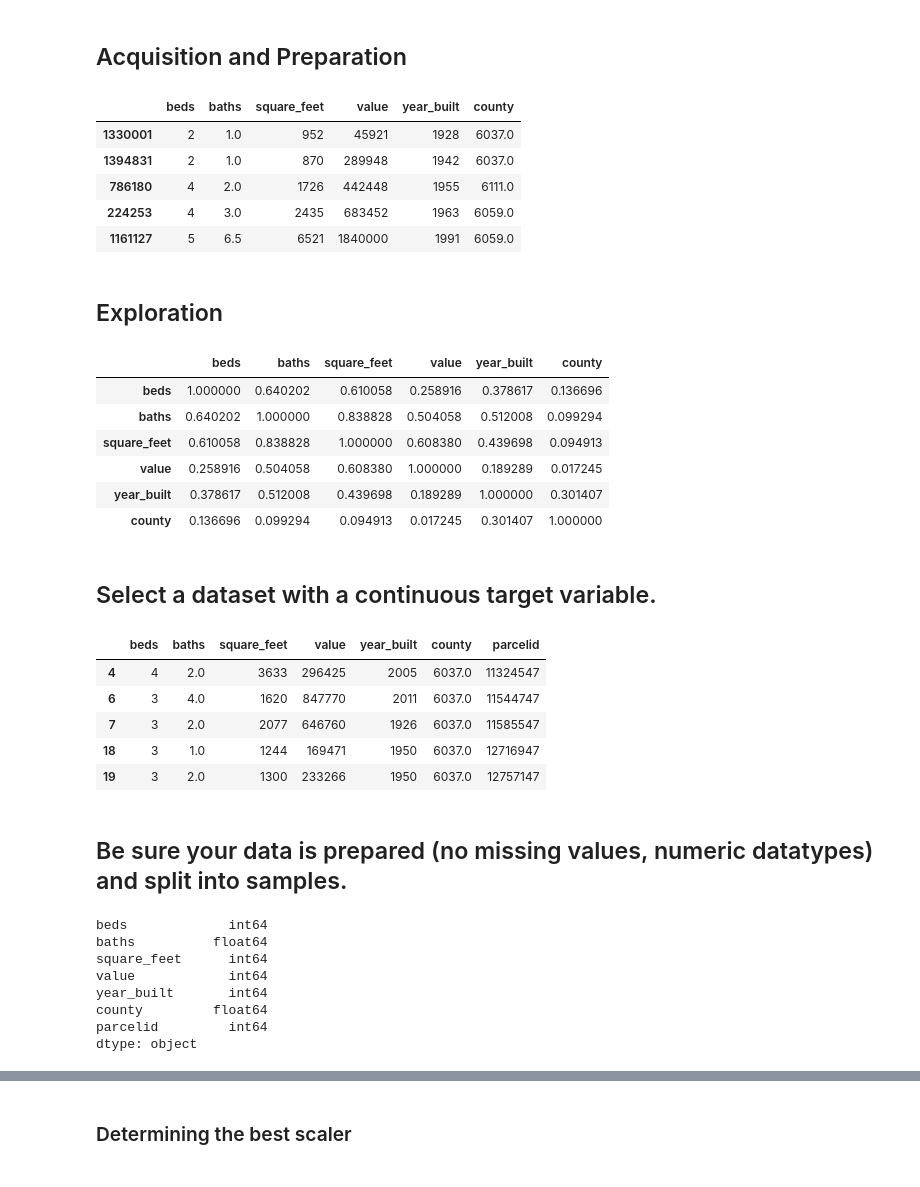
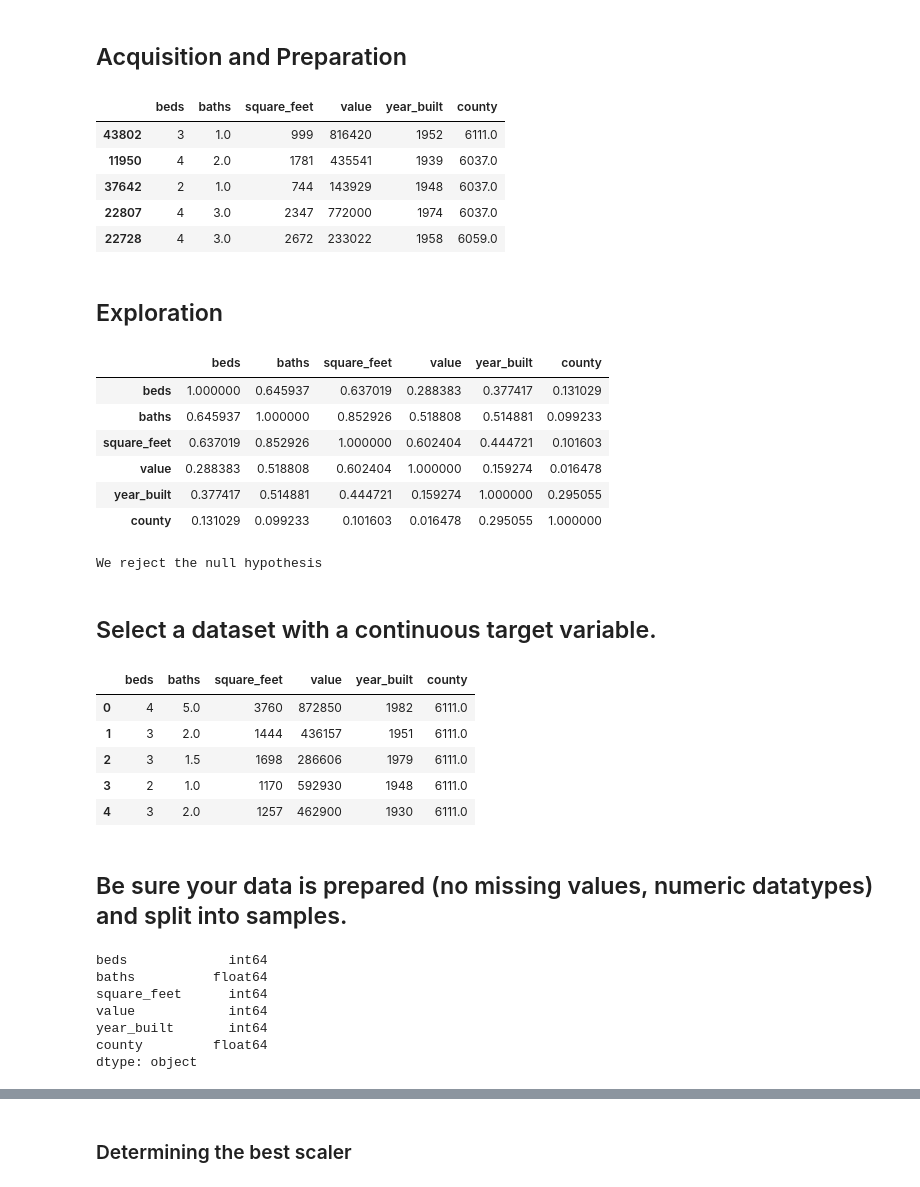
Before and after one commit to Jay-Almendarez/Regression-Project, a Jupyter notebook: non_final_project.ipynb, the cells around one changed output, grey strips where cells are left out. Drawn from its saved outputs; the diff is of its cells as text; code cells hidden in the pictures.

```diff
--- a/non_final_project.ipynb
+++ b/non_final_project.ipynb
@@ -20,7 +20,9 @@ from sklearn.feature_selection import SelectKBest, f_regression, RFE
 # %%
 # grabbing data, cleaning, and splitting
 df = wrangle_zillow()
-df = df.drop(columns='parcelid')
+df_2 = acquire_sec()
+df_2 = df_2.drop(columns={'latitude', 'longitude', 'lotsizesquarefeet', 'transactiondate'})
+df = df.merge(df_2, how='inner').drop(columns = 'parcelid')
 train_and_validate, test = train_test_split(df, random_state=117)
 train, validate = train_test_split(train_and_validate)
 
@@ -35,11 +37,11 @@ y_test = test['value']
 train.sample(5)
 # %% [output]
 |  | beds | baths | square_feet | value | year_built | county |
-| 1330001 | 2 | 1.0 | 952 | 45921 | 1928 | 6037.0 |
-| 1394831 | 2 | 1.0 | 870 | 289948 | 1942 | 6037.0 |
-| 786180 | 4 | 2.0 | 1726 | 442448 | 1955 | 6111.0 |
-| 224253 | 4 | 3.0 | 2435 | 683452 | 1963 | 6059.0 |
-| 1161127 | 5 | 6.5 | 6521 | 1840000 | 1991 | 6059.0 |
+| 43802 | 3 | 1.0 | 999 | 816420 | 1952 | 6111.0 |
+| 11950 | 4 | 2.0 | 1781 | 435541 | 1939 | 6037.0 |
+| 37642 | 2 | 1.0 | 744 | 143929 | 1948 | 6037.0 |
+| 22807 | 4 | 3.0 | 2347 | 772000 | 1974 | 6037.0 |
+| 22728 | 4 | 3.0 | 2672 | 233022 | 1958 | 6059.0 |
 # %% [markdown]
 ## Exploration
 # %%
@@ -48,24 +50,35 @@ value_corr = train.corr()
 value_corr
 # %% [output]
 |  | beds | baths | square_feet | value | year_built | county |
-| beds | 1.000000 | 0.640202 | 0.610058 | 0.258916 | 0.378617 | 0.136696 |
-| baths | 0.640202 | 1.000000 | 0.838828 | 0.504058 | 0.512008 | 0.099294 |
-| square_feet | 0.610058 | 0.838828 | 1.000000 | 0.608380 | 0.439698 | 0.094913 |
-| value | 0.258916 | 0.504058 | 0.608380 | 1.000000 | 0.189289 | 0.017245 |
-| year_built | 0.378617 | 0.512008 | 0.439698 | 0.189289 | 1.000000 | 0.301407 |
-| county | 0.136696 | 0.099294 | 0.094913 | 0.017245 | 0.301407 | 1.000000 |
+| beds | 1.000000 | 0.645937 | 0.637019 | 0.288383 | 0.377417 | 0.131029 |
+| baths | 0.645937 | 1.000000 | 0.852926 | 0.518808 | 0.514881 | 0.099233 |
+| square_feet | 0.637019 | 0.852926 | 1.000000 | 0.602404 | 0.444721 | 0.101603 |
+| value | 0.288383 | 0.518808 | 0.602404 | 1.000000 | 0.159274 | 0.016478 |
+| year_built | 0.377417 | 0.514881 | 0.444721 | 0.159274 | 1.000000 | 0.295055 |
+| county | 0.131029 | 0.099233 | 0.101603 | 0.016478 | 0.295055 | 1.000000 |
+# %%
+x = df.square_feet
+y = df.value
+α = 0.05
+# we're using pearson since we're determining the linear relationship between square feet and value
+corr, p = stats.pearsonr(x, y)
+if p < α:
+    print('We reject the null hypothesis')
+else:
+    print('We fail to reject the null hypothesis')
+# %% [output]
+We reject the null hypothesis
 # %% [markdown]
 ## Select a dataset with a continuous target variable.
 # %%
-df = wrangle_zillow()
 df.head()
 # %% [output]
-|  | beds | baths | square_feet | value | year_built | county | parcelid |
-| 4 | 4 | 2.0 | 3633 | 296425 | 2005 | 6037.0 | 11324547 |
-| 6 | 3 | 4.0 | 1620 | 847770 | 2011 | 6037.0 | 11544747 |
-| 7 | 3 | 2.0 | 2077 | 646760 | 1926 | 6037.0 | 11585547 |
-| 18 | 3 | 1.0 | 1244 | 169471 | 1950 | 6037.0 | 12716947 |
-| 19 | 3 | 2.0 | 1300 | 233266 | 1950 | 6037.0 | 12757147 |
+|  | beds | baths | square_feet | value | year_built | county |
+| 0 | 4 | 5.0 | 3760 | 872850 | 1982 | 6111.0 |
+| 1 | 3 | 2.0 | 1444 | 436157 | 1951 | 6111.0 |
+| 2 | 3 | 1.5 | 1698 | 286606 | 1979 | 6111.0 |
+| 3 | 2 | 1.0 | 1170 | 592930 | 1948 | 6111.0 |
+| 4 | 3 | 2.0 | 1257 | 462900 | 1930 | 6111.0 |
 # %% [markdown]
 ## Be sure your data is prepared (no missing values, numeric datatypes) and split into samples.
 # %%
@@ -78,7 +91,6 @@ square_feet      int64
 value            int64
 year_built       int64
 county         float64
-parcelid         int64
 dtype: object
 # %%
 # making sure there's no nulls
```
Also changed, not shown: parts of 29 cells of this notebook, 3 other files.
